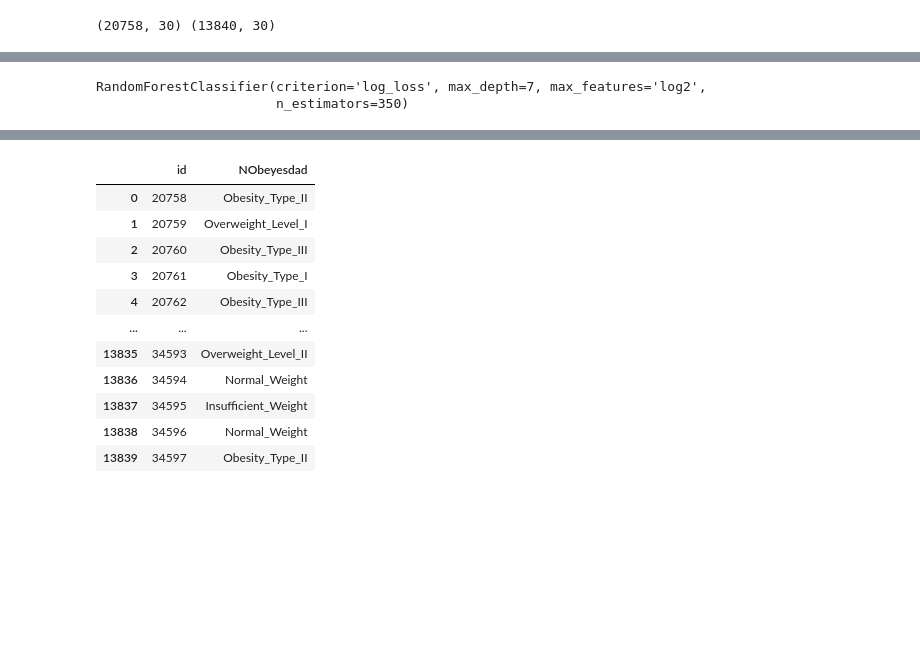
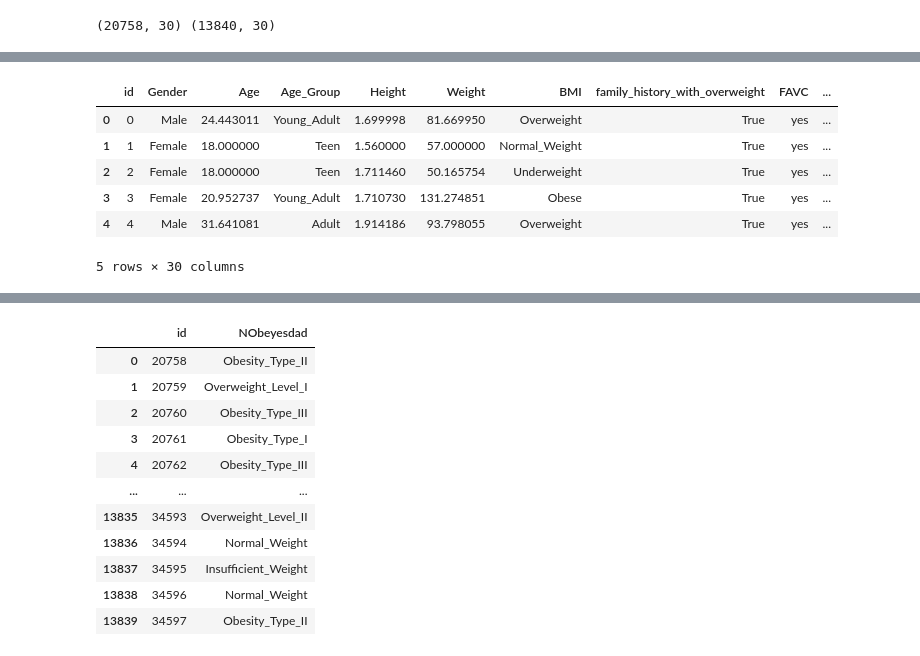
Before and after one commit to nikhilanam/obesity-prediction, a Jupyter notebook: notebooks/predict.ipynb, the cells around one changed output, grey strips where cells are left out. Drawn from its saved outputs; the diff is of its cells as text; code cells hidden in the pictures; blank space fills up the shorter version.

```diff
--- a/notebooks/predict.ipynb
+++ b/notebooks/predict.ipynb
@@ -240,7 +245,7 @@ for index, alc in enumerate(df['CALC']):
 df['CALC'] = pd.Categorical(df['CALC'], categories=['None','Low','High'], ordered=True)
 # %%
 #Converting family_history into categorical
-df['family_history_with_overweight'] = df['family_history_with_overweight'].astype('category')
+df['family_history_with_overweight'] = df['family_history_with_overweight'].astype('bool')
 # %% [markdown]
 ### Model Training
 # %%
@@ -333,7 +313,10 @@ dtype: object
-# %%
-#Fitting the Random Forest Model
-rf = RFC(n_estimators=350, criterion='log_loss', max_features='log2', max_depth=7)
-rf.fit(X_train,y_train)
-# %% [output]
-RandomForestClassifier(criterion='log_loss', max_depth=7, max_features='log2',
-                       n_estimators=350)
+# %%
+classify_data[:5]
+# %% [output]
+|  | id | Gender | Age | Age_Group | Height | Weight | BMI | family_history_with_overweight | FAVC | ... |
+| 0 | 0 | Male | 24.443011 | Young_Adult | 1.699998 | 81.669950 | Overweight | True | yes | ... |
+| 1 | 1 | Female | 18.000000 | Teen | 1.560000 | 57.000000 | Normal_Weight | True | yes | ... |
+| 2 | 2 | Female | 18.000000 | Teen | 1.711460 | 50.165754 | Underweight | True | yes | ... |
+| 3 | 3 | Female | 20.952737 | Young_Adult | 1.710730 | 131.274851 | Obese | True | yes | ... |
+| 4 | 4 | Male | 31.641081 | Adult | 1.914186 | 93.798055 | Overweight | True | yes | ... |
+5 rows × 30 columns
```
Also changed, not shown: parts of 19 cells of this notebook, 2 other files.
